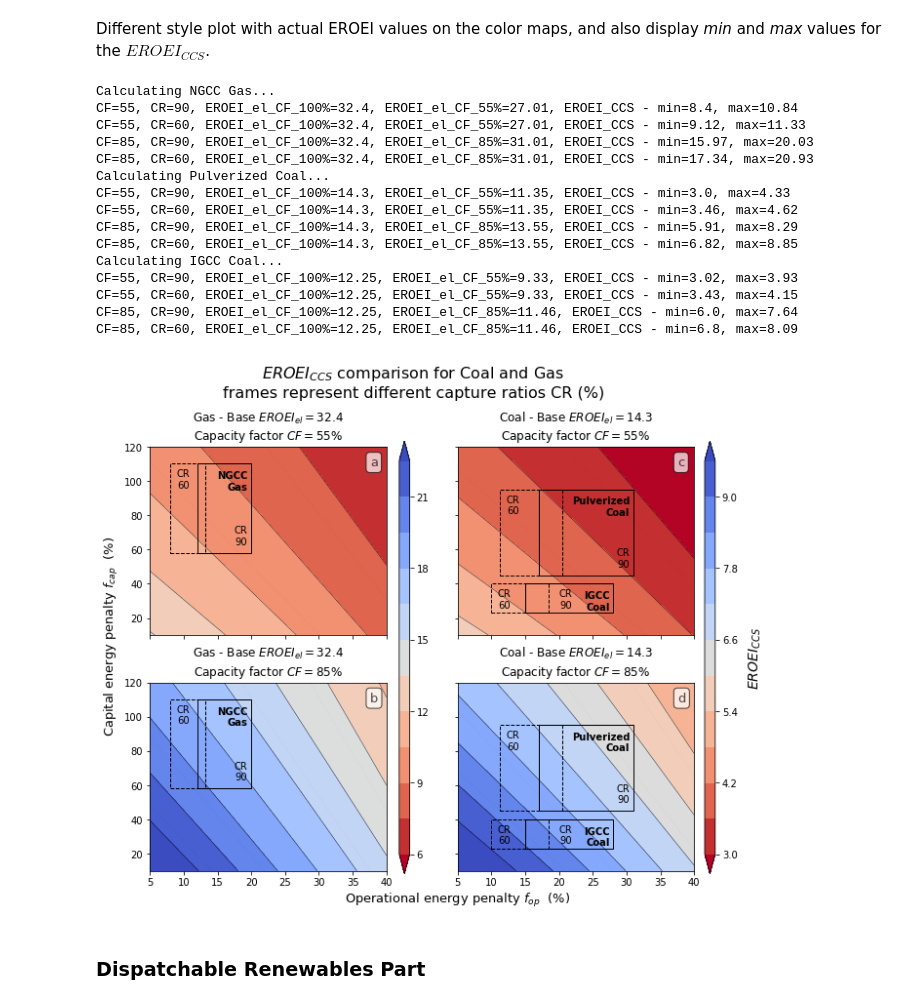
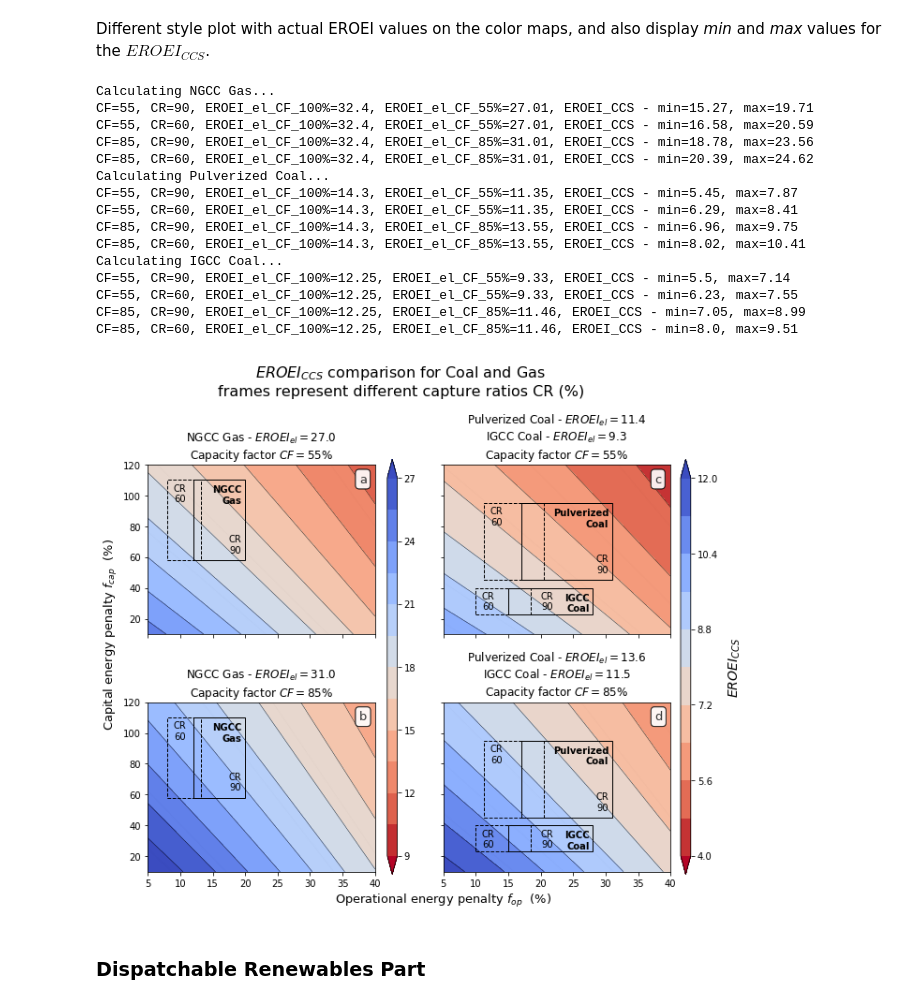
Before and after one commit to csaladenes/sustainable-energy-transitions, a Jupyter notebook: ccs/eroei-ccs-workbook.ipynb, the cells around one changed output. Cells and saved outputs as stored; diff of their text form; code cells hidden in the pictures.

```diff
--- a/ccs/eroei-ccs-workbook.ipynb
+++ b/ccs/eroei-ccs-workbook.ipynb
@@ -228,18 +224,19 @@ def eroei_ccs_cycler(names, eroei_els, t0s, CF, R, CR_ratio, fop, fcap, verbose=
     eroei_ccs=np.zeros([len(names),len(CF),len(CR_ratio),len(fop),len(fcap)])
     eroei_ccs_min=np.zeros([len(names),len(CF),len(CR_ratio)])+1000
     eroei_ccs_max=np.zeros([len(names),len(CF),len(CR_ratio)])
+    eroei_el_cf=np.zeros([len(names),len(CF)])
     for i in range(len(names)):
         if verbose: print('Calculating '+names[i].replace('\n',' ')+'...')
         for j in range(len(CF)):
             #convert base EROEI to EROEI_el using the CF converstion table
-            EROEI_el_conv=cf_conversion_ratio(names[i],eroei_els[i],CF[j])
+            eroei_el_cf[i][j]=cf_conversion_ratio(names[i],eroei_els[i],CF[j])
             for r in range(len(CR_ratio)):
                 for k in range(len(fop)):
                     for l in range(len(fcap)):
                         #calculate eoris over maps using eq_S6
                         eroei_ccs[i][j][r][l,k]=(1-fop[k]*CR_ratio[r]/100.0)*\
                             ((R[i][j]+1)/(R[i][j]+1+fcap[l]/100.0))*\
-                            CF[j]/100.0*EROEI_el_conv
+                            eroei_el_cf[i][j] #*CF[j]/100.0 - not needed as it is embedded in the EROEI now
 
                         #calculate min-maxes
                         for t0x in range(len(t0s[i])/2):
@@ -252,10 +249,10 @@ def eroei_ccs_cycler(names, eroei_els, t0s, CF, R, CR_ratio, fop, fcap, verbose=
                 if verbose:
                     print('CF='+str(CF[j])+', CR='+str(CR[r])+\
                       ', EROEI_el_CF_100%='+str(eroei_els[i])+\
-                      ', EROEI_el_CF_'+str(CF[j])+'%='+str(np.round(EROEI_el_conv,2))+\
+                      ', EROEI_el_CF_'+str(CF[j])+'%='+str(np.round(eroei_el_cf[i][j],2))+\
                       ', EROEI_CCS - min='+str(np.round(eroei_ccs_min[i][j][r],2))+\
                       ', max='+str(np.round(eroei_ccs_max[i][j][r],2)))
-    return eroei_ccs, eroei_ccs_min, eroei_ccs_max
+    return eroei_el_cf, eroei_ccs, eroei_ccs_min, eroei_ccs_max
 # %% [markdown]
 Plot with relative $EROEI_{CCS}$ values, as percentages of base $EROEI$ for easy comparison across fuel types.
 # %%
@@ -364,11 +366,14 @@ Calculating IGCC Coal...
 # %% [markdown]
 Different style plot with actual EROEI values on the color maps, and also display _min_ and _max_ values for the $EROEI_{CCS}$.
 # %%
-eroei_ccs, eroei_ccs_min, eroei_ccs_max=eroei_ccs_cycler(names, eroei_els, t0s, CF, R, CR_ratio, fop, fcap, verbose=True)
+eroei_el_cf, eroei_ccs, eroei_ccs_min, eroei_ccs_max=eroei_ccs_cycler(names, eroei_els, t0s, CF, R, CR_ratio, fop, fcap, verbose=True)
 
 fig,axes=plt.subplots(2,2,figsize=(10,8))
-plt.subplots_adjust(hspace=0.25)
+plt.subplots_adjust(hspace=0.4)
 plt.subplots_adjust(wspace=0.3)
+
+eroei_ccs_scale_min2=1.2
+eroei_ccs_scale_max2=3.2
 
 for i in range(len(axes)):
     for j in range(len(axes[i])):
@@ -376,8 +381,8 @@ for i in range(len(axes)):
         ax=axes[i][j]
         X, Y = np.meshgrid(fop, fcap)
         z = eroei_ccs[j][i][0]#*100.0/eroei_el #third index is CR, keep at 0, its relative
-        levels = MaxNLocator(nbins=12).tick_values(eroei_el/4.5, eroei_el/1.5)
-        levels2 = MaxNLocator(nbins=8).tick_values(eroei_el/4.5, eroei_el/1.5)
+        levels = MaxNLocator(nbins=12).tick_values(eroei_el/eroei_ccs_scale_max2, eroei_el/eroei_ccs_scale_min2)
+        levels2 = MaxNLocator(nbins=8).tick_values(eroei_el/eroei_ccs_scale_max2, eroei_el/eroei_ccs_scale_min2)
         cmap = plt.get_cmap('coolwarm_r')
         im = ax.contourf(X, Y, z, cmap=cmap, levels=levels,extend='both')
         im2 = ax.contour(X, Y, z, levels=levels,extend='both',colors='k',linewidths=0.4)
@@ -404,48 +409,61 @@ for i in range(len(axes)):
                         ax.text(t[0]+2,t[3]-14,'CR\n'+str(CR[m]),horizontalalignment='center')
                     else:
                         ax.text(t[0]+t_x_offset[ti],t[3]-t_y_offset[ti],'CR'+breaker[ti]+str(CR[m]),
                                 horizontalalignment='center')
                     if m==0:
                         ax.text(t[1]-0.5,t[3]-15,names[ti],horizontalalignment='right',weight='bold')
                     if (ti==1)and(m==1):
                         line = lines.Line2D((t0[0],t[1]),((t0[2]+t0[3])/2,(t[2]+t[3])/2),color='k',
                                             linewidth=lw0,ls=ls0)
                         #ax.add_line(line)
 
-        ax.set_title(names[j][names[j].find('\n'):]+' - Base $EROEI_{el}='+str(eroei_el)+\
+        if j==0:
+            ax.set_title(names[0].replace('\n',' ')+' - $EROEI_{el}='+\
+                     str(round(eroei_el_cf[0][i],1))+\
                          u'$\nCapacity factor $CF='+str(CF[i])+'$%')
+        else:
+            ax.set_title(names[1].replace('\n',' ')+' - $EROEI_{el}='+\
+                     str(round(eroei_el_cf[1][i],1))+'$\n'+\
+                         names[2].replace('\n',' ')+' - $EROEI_{el}='+\
+                     str(round(eroei_el_cf[2][i],1))+\
+                         u'$\nCapacity factor $CF='+str(CF[i])+'$%')
+        ax.text(0.93, 0.95, string.ascii_lowercase[j*len(axes)+i],
+            horizontalalignment='left',
+            verticalalignment='top',
+            transform=ax.transAxes,size=13,alpha=0.7,
+                          bbox=dict(boxstyle="round", fc="w", alpha=0.7))
         ax.text(0.93, 0.95, string.ascii_lowercase[j*len(axes)+i],
             horizontalalignment='left',
             verticalalignment='top',
             transform=ax.transAxes,size=13,alpha=0.7,
                           bbox=dict(boxstyle="round", fc="w", alpha=0.7))
 
 axes[1][1].set_xlabel('Operational energy penalty $f_{op}$  (%)',fontsize=13,x=0)
 axes[0][0].set_ylabel('Capital energy penalty $f_{cap}$  (%)',fontsize=13,y=0)
 axes[0][1].set_yticklabels('')
 axes[1][1].set_yticklabels('')
 axes[0][0].set_xticklabels('')
 axes[0][1].set_xticklabels('')
-plt.suptitle(title+'\nframes represent different capture ratios CR (%)',fontsize=16,y=1.03)
+plt.suptitle(title+'\nframes represent different capture ratios CR (%)',fontsize=16,y=1.07)
 plt.savefig('plot/fig2b.png',dpi=150,bbox_inches = 'tight', pad_inches = 0.1)
 plt.show()
 # %% [output]
 Calculating NGCC Gas...
-CF=55, CR=90, EROEI_el_CF_100%=32.4, EROEI_el_CF_55%=27.01, EROEI_CCS - min=8.4, max=10.84
-CF=55, CR=60, EROEI_el_CF_100%=32.4, EROEI_el_CF_55%=27.01, EROEI_CCS - min=9.12, max=11.33
-CF=85, CR=90, EROEI_el_CF_100%=32.4, EROEI_el_CF_85%=31.01, EROEI_CCS - min=15.97, max=20.03
-CF=85, CR=60, EROEI_el_CF_100%=32.4, EROEI_el_CF_85%=31.01, EROEI_CCS - min=17.34, max=20.93
+CF=55, CR=90, EROEI_el_CF_100%=32.4, EROEI_el_CF_55%=27.01, EROEI_CCS - min=15.27, max=19.71
+CF=55, CR=60, EROEI_el_CF_100%=32.4, EROEI_el_CF_55%=27.01, EROEI_CCS - min=16.58, max=20.59
+CF=85, CR=90, EROEI_el_CF_100%=32.4, EROEI_el_CF_85%=31.01, EROEI_CCS - min=18.78, max=23.56
+CF=85, CR=60, EROEI_el_CF_100%=32.4, EROEI_el_CF_85%=31.01, EROEI_CCS - min=20.39, max=24.62
 Calculating Pulverized Coal...
-CF=55, CR=90, EROEI_el_CF_100%=14.3, EROEI_el_CF_55%=11.35, EROEI_CCS - min=3.0, max=4.33
-CF=55, CR=60, EROEI_el_CF_100%=14.3, EROEI_el_CF_55%=11.35, EROEI_CCS - min=3.46, max=4.62
-CF=85, CR=90, EROEI_el_CF_100%=14.3, EROEI_el_CF_85%=13.55, EROEI_CCS - min=5.91, max=8.29
-CF=85, CR=60, EROEI_el_CF_100%=14.3, EROEI_el_CF_85%=13.55, EROEI_CCS - min=6.82, max=8.85
+CF=55, CR=90, EROEI_el_CF_100%=14.3, EROEI_el_CF_55%=11.35, EROEI_CCS - min=5.45, max=7.87
+CF=55, CR=60, EROEI_el_CF_100%=14.3, EROEI_el_CF_55%=11.35, EROEI_CCS - min=6.29, max=8.41
+CF=85, CR=90, EROEI_el_CF_100%=14.3, EROEI_el_CF_85%=13.55, EROEI_CCS - min=6.96, max=9.75
+CF=85, CR=60, EROEI_el_CF_100%=14.3, EROEI_el_CF_85%=13.55, EROEI_CCS - min=8.02, max=10.41
 Calculating IGCC Coal...
-CF=55, CR=90, EROEI_el_CF_100%=12.25, EROEI_el_CF_55%=9.33, EROEI_CCS - min=3.02, max=3.93
-CF=55, CR=60, EROEI_el_CF_100%=12.25, EROEI_el_CF_55%=9.33, EROEI_CCS - min=3.43, max=4.15
-CF=85, CR=90, EROEI_el_CF_100%=12.25, EROEI_el_CF_85%=11.46, EROEI_CCS - min=6.0, max=7.64
-CF=85, CR=60, EROEI_el_CF_100%=12.25, EROEI_el_CF_85%=11.46, EROEI_CCS - min=6.8, max=8.09
+CF=55, CR=90, EROEI_el_CF_100%=12.25, EROEI_el_CF_55%=9.33, EROEI_CCS - min=5.5, max=7.14
+CF=55, CR=60, EROEI_el_CF_100%=12.25, EROEI_el_CF_55%=9.33, EROEI_CCS - min=6.23, max=7.55
+CF=85, CR=90, EROEI_el_CF_100%=12.25, EROEI_el_CF_85%=11.46, EROEI_CCS - min=7.05, max=8.99
+CF=85, CR=60, EROEI_el_CF_100%=12.25, EROEI_el_CF_85%=11.46, EROEI_CCS - min=8.0, max=9.51
-[figure, old version]
+[figure, new version]
 # %% [markdown]
 ### Dispatchable Renewables Part
 # %% [markdown]
```
Also changed, not shown: parts of 11 cells of this notebook, 7 other files.
